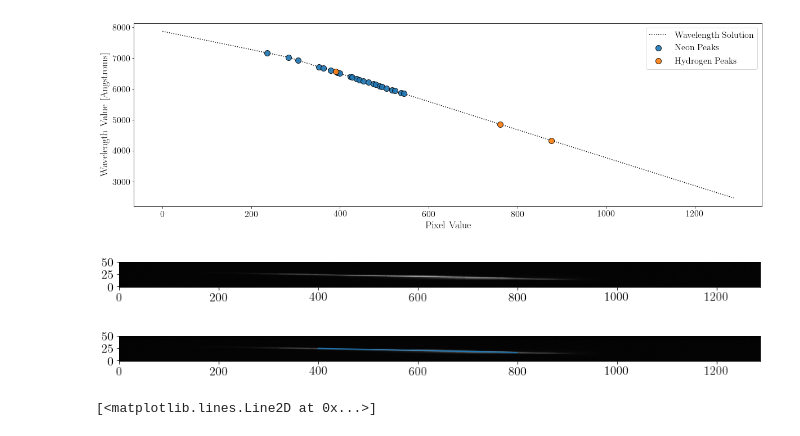
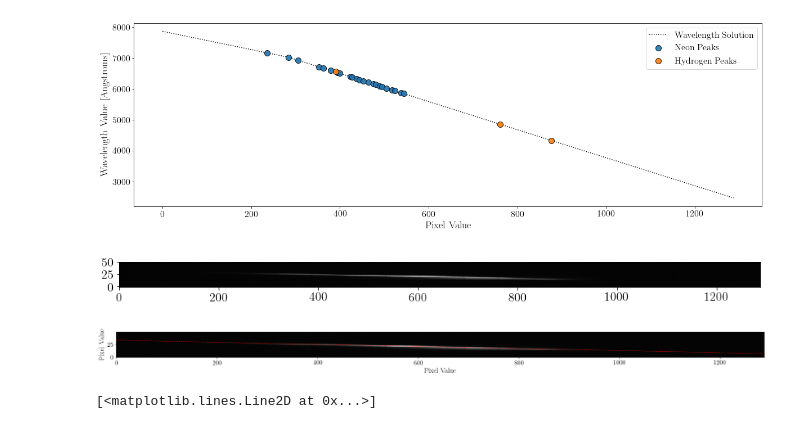
Before and after one commit to jamesmlane/AST2050-Labs, a Jupyter notebook: Lab4/Lab4-Calibration-Data.ipynb, the cells around one changed output. Saved outputs shown, nothing was run; the diff lists cells and outputs as text; code cells hidden in the pictures.

```diff
--- a/Lab4/Lab4-Calibration-Data.ipynb
+++ b/Lab4/Lab4-Calibration-Data.ipynb
@@ -167,12 +167,14 @@ plt.show()
 # %%
 sun_peaks = np.asarray([np.argmax(sun[:,i,2]) for i in range(400, 800)])
 # %%
-fig = plt.figure( figsize=(15,15) )
+fig = plt.figure( figsize=(30,30) )
 plt.imshow(sun, vmin=0, vmax=255, origin='lower')
-plt.plot(np.arange(400, 800), line[1] + np.arange(400, 800)*line[0])
+plt.plot(np.arange(1288), line[1] + np.arange(1288)*line[0], color='red', linestyle=':')
+plt.xlabel('Pixel Value', fontsize=18)
+plt.ylabel('Pixel Value', fontsize=18)
 plt.show()
 # %% [output]
-[figure, old version]
+[figure, new version]
 # %%
 plt.plot(np.arange(400, 800), sun_peaks, '.')
 plt.plot(np.arange(400, 800), line[1] + np.arange(400, 800)*line[0])
```
Also changed, not shown: parts of 3 cells of this notebook.
